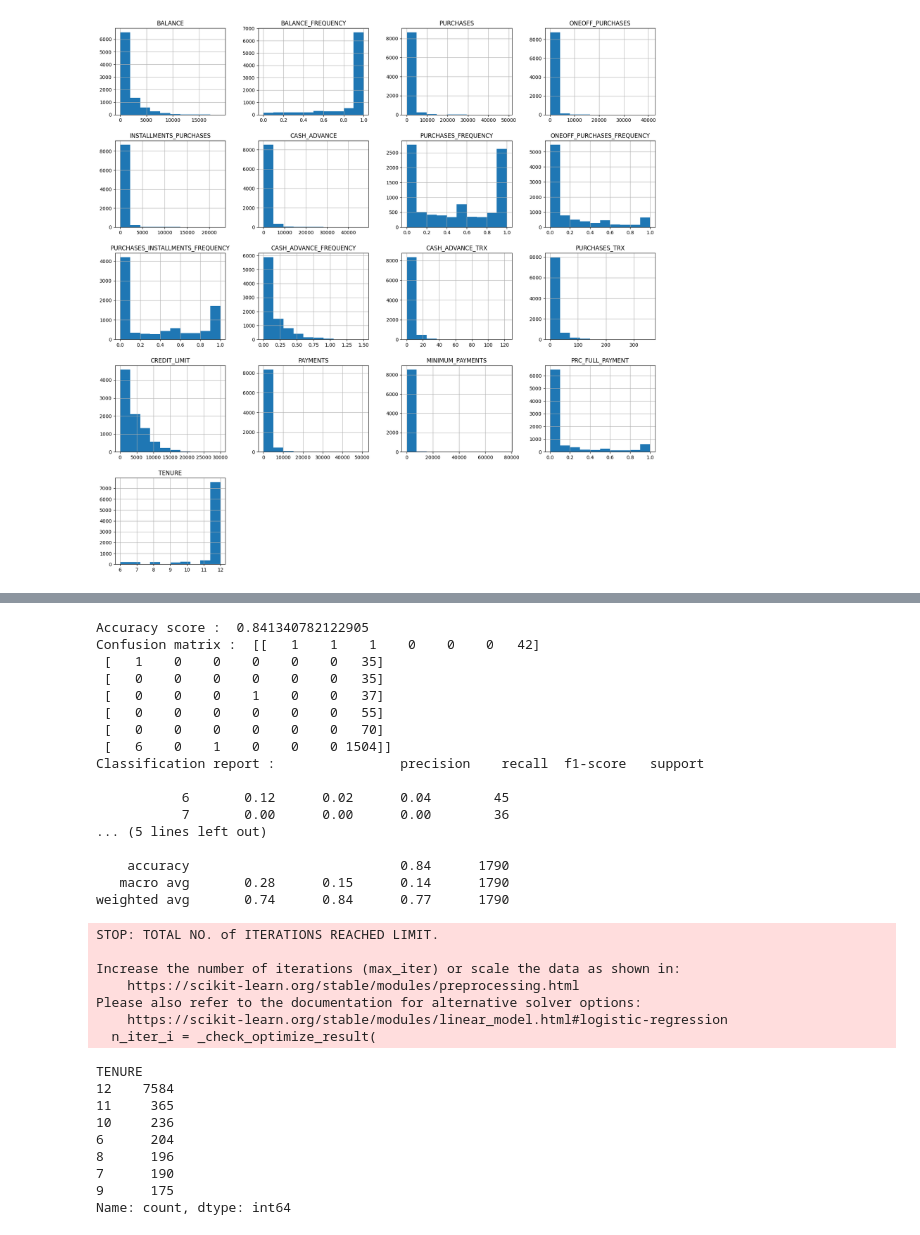
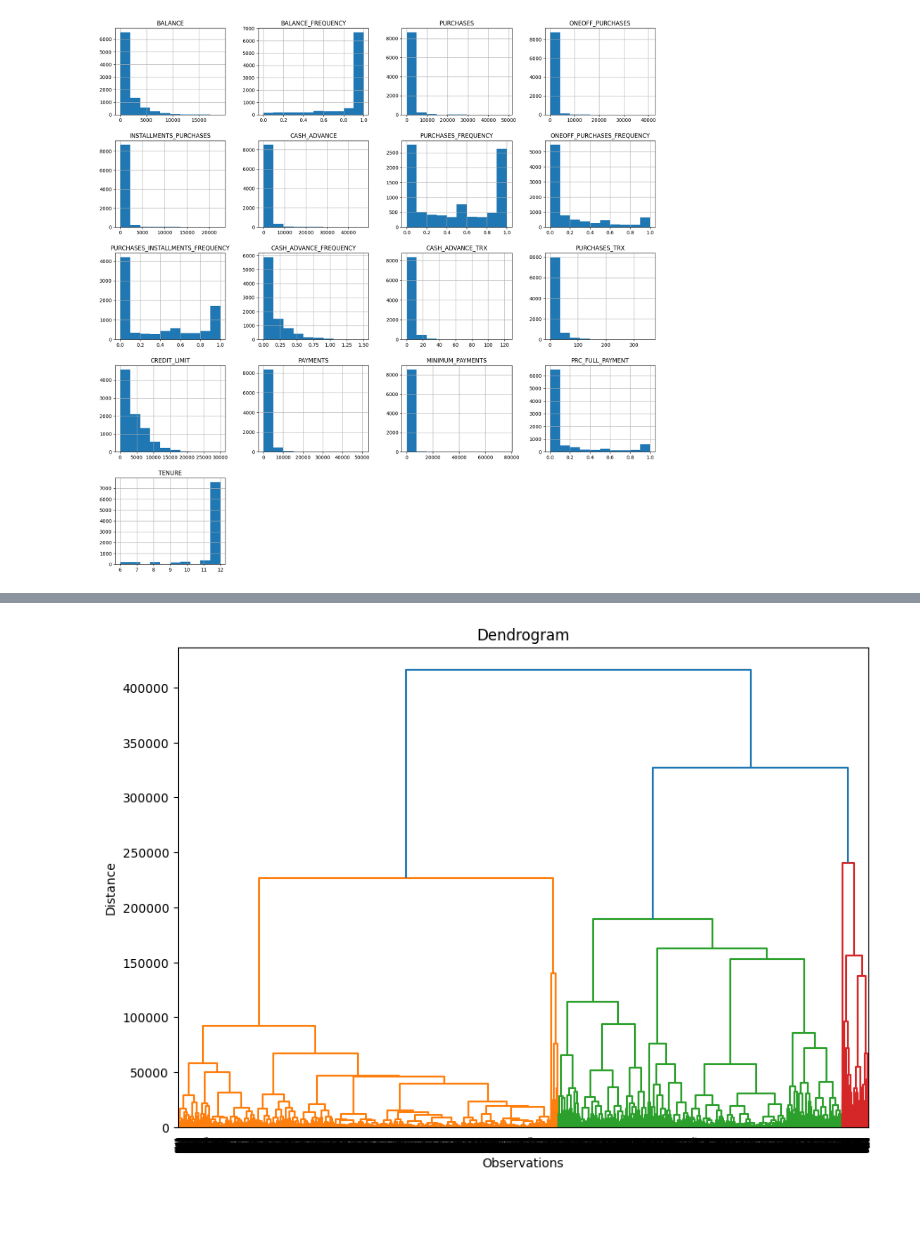
Before and after one commit to mmedoues/cc-general, a Jupyter notebook: model.ipynb, the cells around one changed output, grey strips where cells are left out. Cells and saved outputs as stored; diff of their text form; code cells hidden in the pictures; blank space fills up the shorter version.

```diff
--- a/model.ipynb
+++ b/model.ipynb
@@ -118,53 +85,0 @@ plt.show()
-# %%
-# do a logistic regression model to predict the target variable
-# split the data into train and test
-X = df.drop(['TENURE'], axis=1)
-y = df['TENURE']
-X_train, X_test, y_train, y_test = train_test_split(X, y, test_size=0.2, random_state=42)
-# instantiate the model
-model = LogisticRegression()
-# fit the model
-model.fit(X_train, y_train)
-# predict the model
-y_pred = model.predict(X_test)
-# evaluate the model
-print('Accuracy score : ', accuracy_score(y_test, y_pred))
-print('Confusion matrix : ', confusion_matrix(y_test, y_pred))
-print('Classification report : ', classification_report(y_test, y_pred))
-# %% [output]
-Accuracy score :  0.841340782122905
-Confusion matrix :  [[   1    1    1    0    0    0   42]
- [   1    0    0    0    0    0   35]
- [   0    0    0    0    0    0   35]
- [   0    0    0    1    0    0   37]
- [   0    0    0    0    0    0   55]
- [   0    0    0    0    0    0   70]
- [   6    0    1    0    0    0 1504]]
-Classification report :                precision    recall  f1-score   support
-
-           6       0.12      0.02      0.04        45
-           7       0.00      0.00      0.00        36
-... (5 lines left out)
-
-    accuracy                           0.84      1790
-   macro avg       0.28      0.15      0.14      1790
-weighted avg       0.74      0.84      0.77      1790
-STOP: TOTAL NO. of ITERATIONS REACHED LIMIT.
-
-Increase the number of iterations (max_iter) or scale the data as shown in:
-    https://scikit-learn.org/stable/modules/preprocessing.html
-Please also refer to the documentation for alternative solver options:
-    https://scikit-learn.org/stable/modules/linear_model.html#logistic-regression
-  n_iter_i = _check_optimize_result(
-# %%
-df["TENURE"].value_counts()
-# %% [output]
-TENURE
-12    7584
-11     365
-10     236
-6      204
-8      196
-7      190
-9      175
-Name: count, dtype: int64
@@ -173,0 +99,18 @@ Name: count, dtype: int64
+# %%
+# use all of the imported libraries to do the clustering it will be done in 2 steps
+# 1- using hierarchical clustering
+# 2- using k-means clustering
+# let's start with hierarchical clustering and doing the dendrogram
+# do the model
+model = AgglomerativeClustering(n_clusters=5, affinity='euclidean', linkage='ward')
+# fit the model
+model.fit(df)
+# let's do the dendrogram
+plt.figure(figsize=(10,7))
+plt.title('Dendrogram')
+plt.xlabel('Observations')
+plt.ylabel('Distance')
+dendrogram(linkage(df, method='ward'))
+plt.show()
+# %% [output]
+[figure, added]
```
Also changed, not shown: parts of 10 cells of this notebook.
